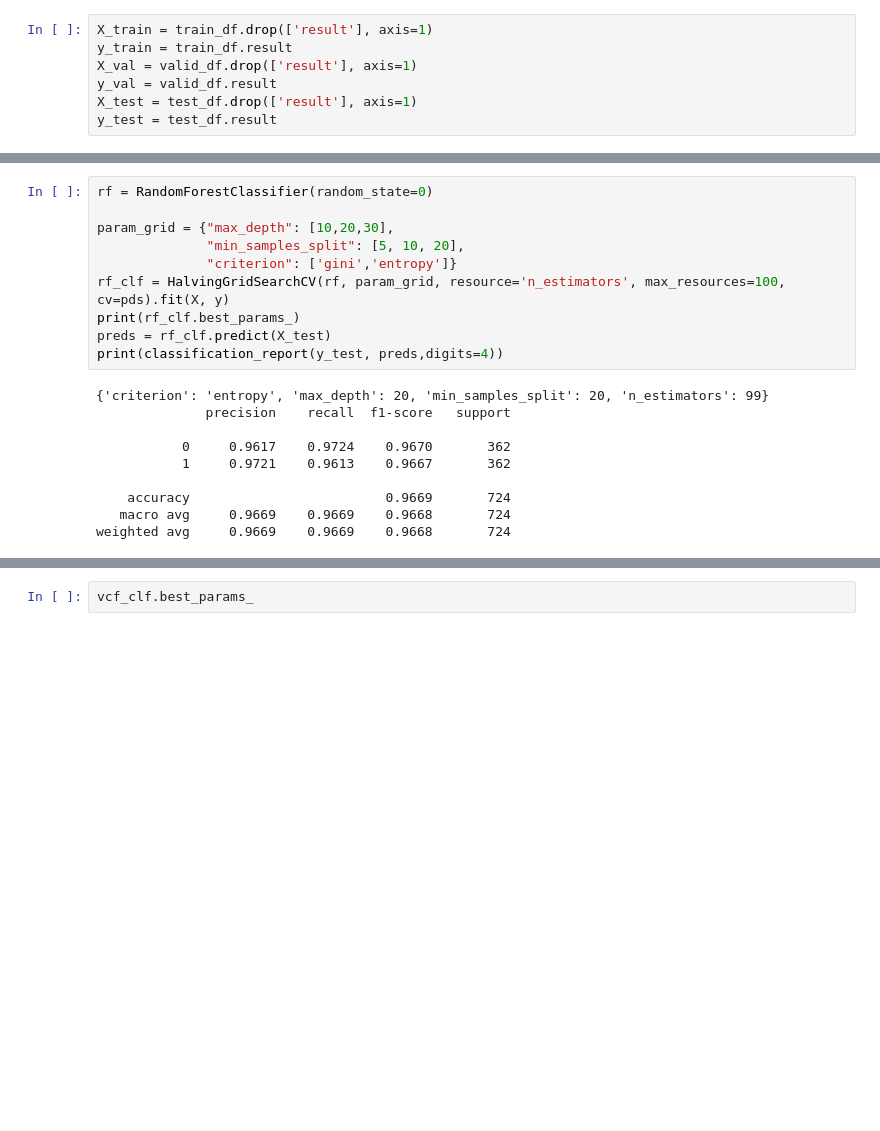
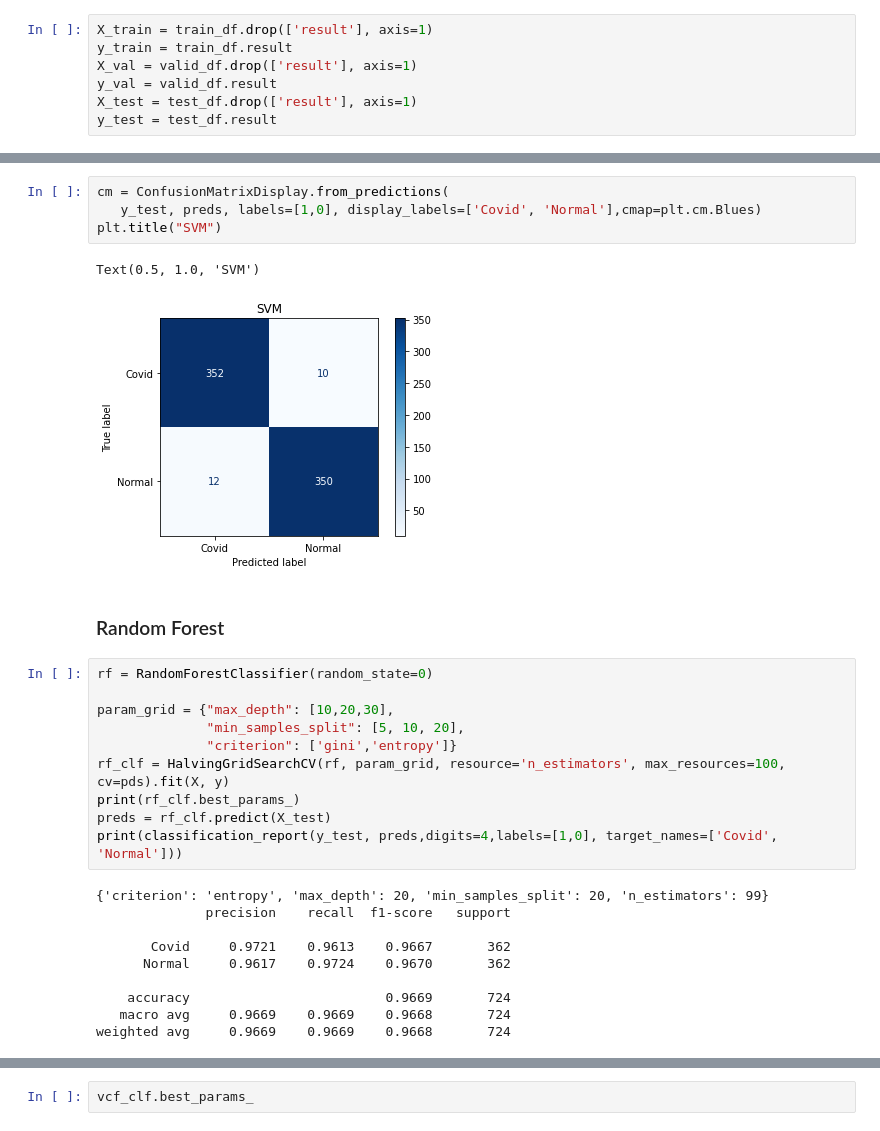
Before and after one commit to Arjun-Siva/covid-prediction, a Jupyter notebook: EMCNet_Covid_Prediction.ipynb, the cells around one changed output, grey strips where cells are left out. Drawn from its saved outputs; the diff is of its cells as text; blank space fills up the shorter version.

```diff
--- a/EMCNet_Covid_Prediction.ipynb
+++ b/EMCNet_Covid_Prediction.ipynb
@@ -412,6 +430,15 @@ print(classification_report(y_test, preds,digits=4))
     accuracy                         0.9696       724
    macro avg     0.9696    0.9696    0.9696       724
 weighted avg     0.9696    0.9696    0.9696       724
+# %%
+cm = ConfusionMatrixDisplay.from_predictions(
+   y_test, preds, labels=[1,0], display_labels=['Covid', 'Normal'],cmap=plt.cm.Blues)
+plt.title("SVM")
+# %% [output]
+Text(0.5, 1.0, 'SVM')
+[figure, added]
+# %% [markdown]
+### Random Forest
 # %%
 rf = RandomForestClassifier(random_state=0)
 
@@ -421,13 +448,13 @@ param_grid = {"max_depth": [10,20,30],
 rf_clf = HalvingGridSearchCV(rf, param_grid, resource='n_estimators', max_resources=100, cv=pds).fit(X, y)
 print(rf_clf.best_params_)
 preds = rf_clf.predict(X_test)
-print(classification_report(y_test, preds,digits=4))
+print(classification_report(y_test, preds,digits=4,labels=[1,0], target_names=['Covid', 'Normal']))
 # %% [output]
 {'criterion': 'entropy', 'max_depth': 20, 'min_samples_split': 20, 'n_estimators': 99}
               precision    recall  f1-score   support
 
-           0     0.9617    0.9724    0.9670       362
-           1     0.9721    0.9613    0.9667       362
+       Covid     0.9721    0.9613    0.9667       362
+      Normal     0.9617    0.9724    0.9670       362
 
     accuracy                         0.9669       724
    macro avg     0.9669    0.9669    0.9668       724
```
Also changed, not shown: parts of 25 cells of this notebook.
